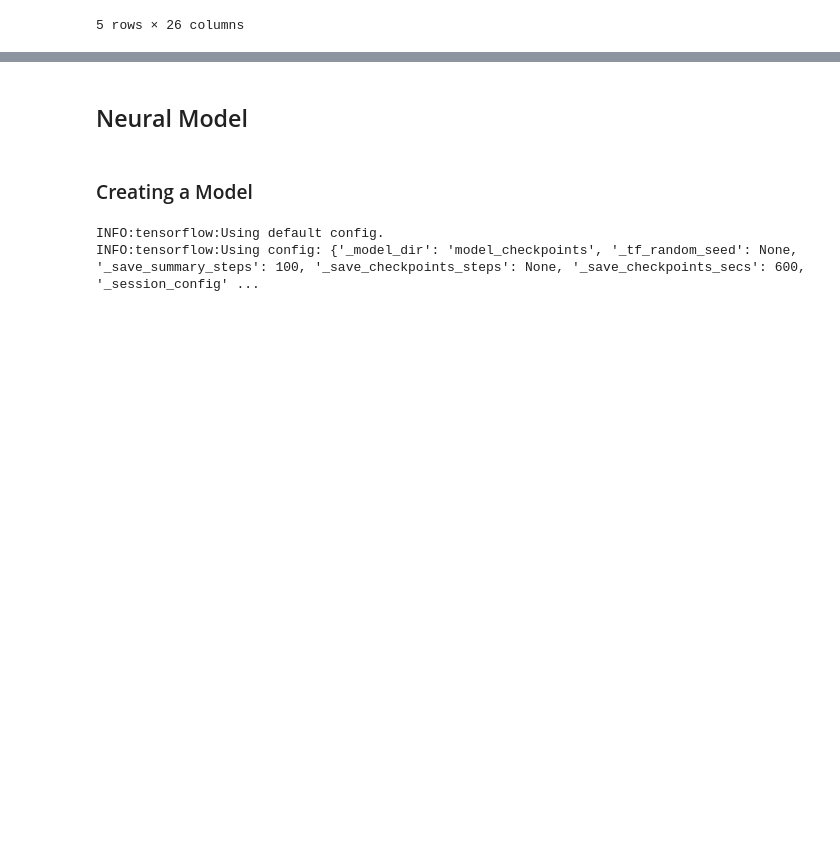
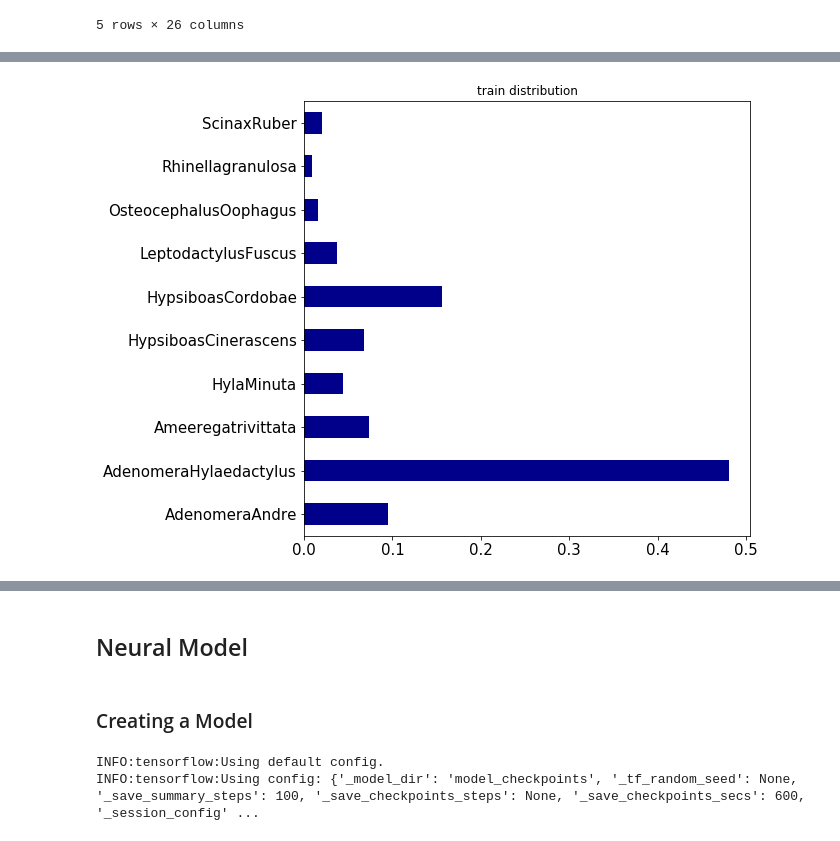
Before and after one commit to msramalho/feup-iart, a Jupyter notebook: Anuran Classification.ipynb, the cells around one changed output, grey strips where cells are left out. Saved outputs shown, nothing was run; the diff lists cells and outputs as text; code cells hidden in the pictures; blank space fills up the shorter version.

```diff
--- a/Anuran Classification.ipynb
+++ b/Anuran Classification.ipynb
@@ -70,3 +84,8 @@ test=df.drop(train.index)
 # split dataframes into X (features) and y (classes) - use species as label
 train_x, train_y = train.iloc[:,:N_FEATURES], train.iloc[:,LABEL_INDEX:LABEL_INDEX+1]
 test_x, test_y = test.iloc[:,:N_FEATURES], test.iloc[:,LABEL_INDEX:LABEL_INDEX+1]
+# %%
+# train data distribution
+draw_label_distribution(train_y.iloc[:,0], "train distribution")
+# %% [output]
+[figure, added]
```
Also changed, not shown: parts of 3 cells of this notebook, 1 other file.
